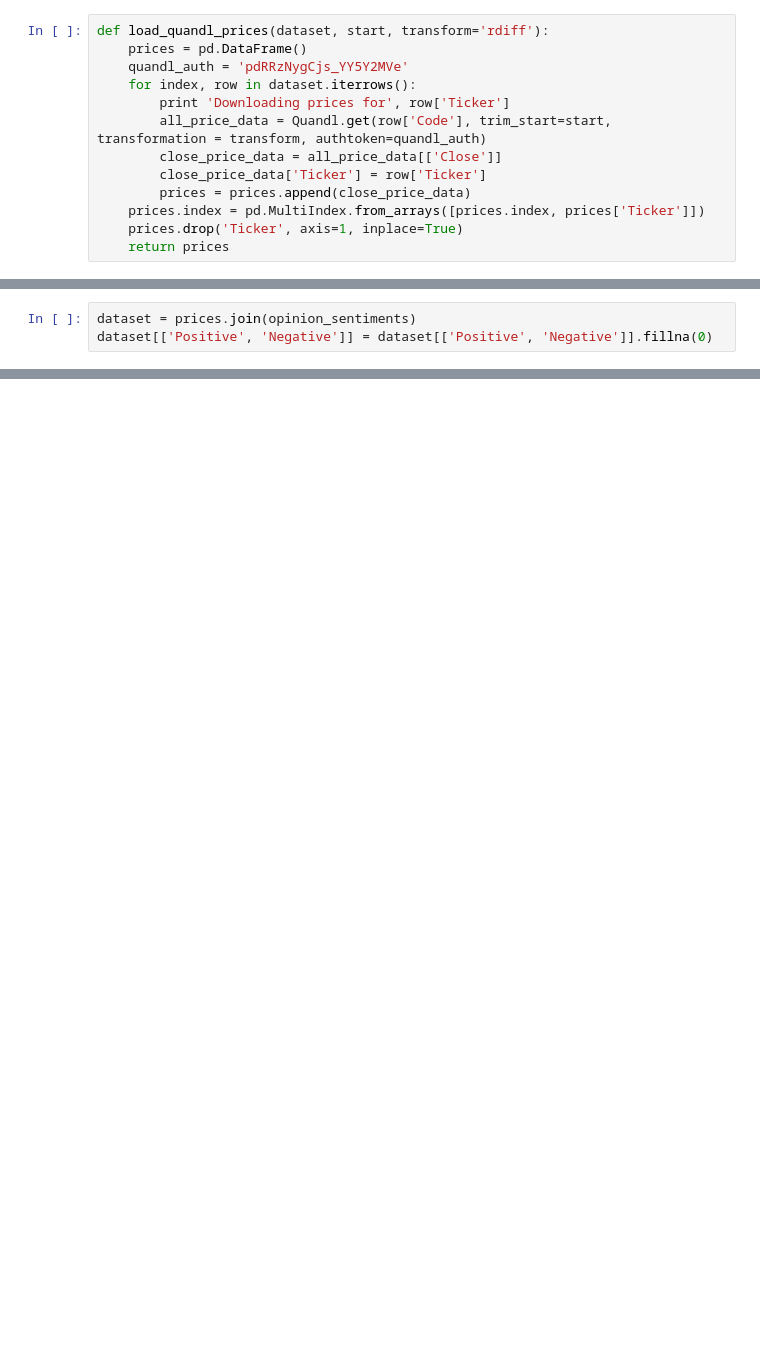
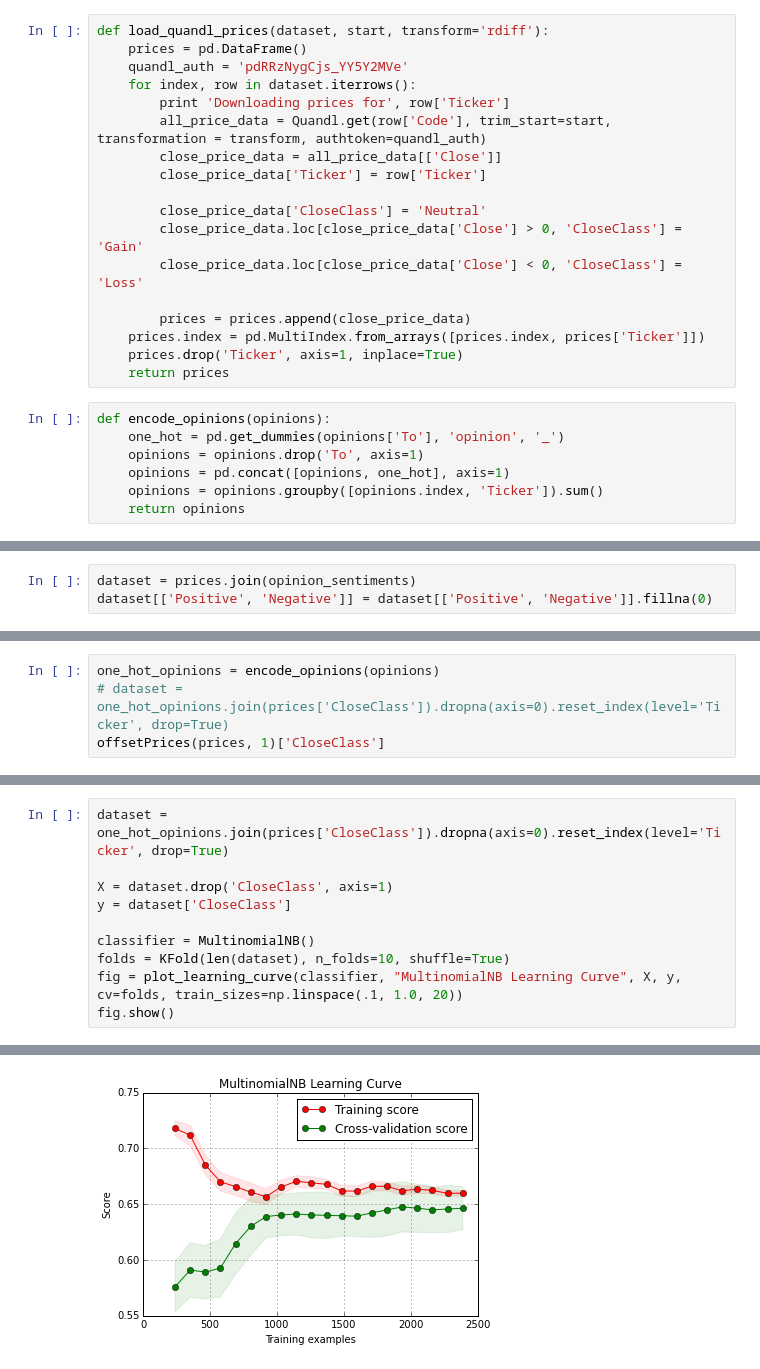
Before and after one commit to MarkDunne/final-year-project, a Jupyter notebook: work/Yahoo Analysts.ipynb, the cells around one changed output, grey strips where cells are left out. Cells and saved outputs as stored; diff of their text form; blank space fills up the shorter version.

```diff
--- a/work/Yahoo Analysts.ipynb
+++ b/work/Yahoo Analysts.ipynb
@@ -59,10 +70,22 @@ def load_quandl_prices(dataset, start, transform='rdiff'):
         all_price_data = Quandl.get(row['Code'], trim_start=start, transformation = transform, authtoken=quandl_auth)
         close_price_data = all_price_data[['Close']]
         close_price_data['Ticker'] = row['Ticker']
+
+        close_price_data['CloseClass'] = 'Neutral'
+        close_price_data.loc[close_price_data['Close'] > 0, 'CloseClass'] = 'Gain'
+        close_price_data.loc[close_price_data['Close'] < 0, 'CloseClass'] = 'Loss'
+
         prices = prices.append(close_price_data)
     prices.index = pd.MultiIndex.from_arrays([prices.index, prices['Ticker']])
     prices.drop('Ticker', axis=1, inplace=True)
     return prices
+# %%
+def encode_opinions(opinions):
+    one_hot = pd.get_dummies(opinions['To'], 'opinion', '_')
+    opinions = opinions.drop('To', axis=1)
+    opinions = pd.concat([opinions, one_hot], axis=1)
+    opinions = opinions.groupby([opinions.index, 'Ticker']).sum()
+    return opinions
 # %%
 DJIA = pd.read_csv('../data/DowJonesIA.csv')
 
@@ -162,0 +125,4 @@ Name: Close, Length: 3816
+# %%
+one_hot_opinions = encode_opinions(opinions)
+# dataset = one_hot_opinions.join(prices['CloseClass']).dropna(axis=0).reset_index(level='Ticker', drop=True)
+offsetPrices(prices, 1)['CloseClass']
@@ -162,0 +178,11 @@ Name: Close, Length: 3816
+# %%
+dataset = one_hot_opinions.join(prices['CloseClass']).dropna(axis=0).reset_index(level='Ticker', drop=True)
+
+X = dataset.drop('CloseClass', axis=1)
+y = dataset['CloseClass']
+
+classifier = MultinomialNB()
+folds = KFold(len(dataset), n_folds=10, shuffle=True)
+fig = plot_learning_curve(classifier, "MultinomialNB Learning Curve", X, y, cv=folds, train_sizes=np.linspace(.1, 1.0, 20))
+fig.show()
+# %% [output]
@@ -162,0 +195 @@ Name: Close, Length: 3816
+[figure, added]
```
Also changed, not shown: parts of 18 cells of this notebook, 10 other files.
